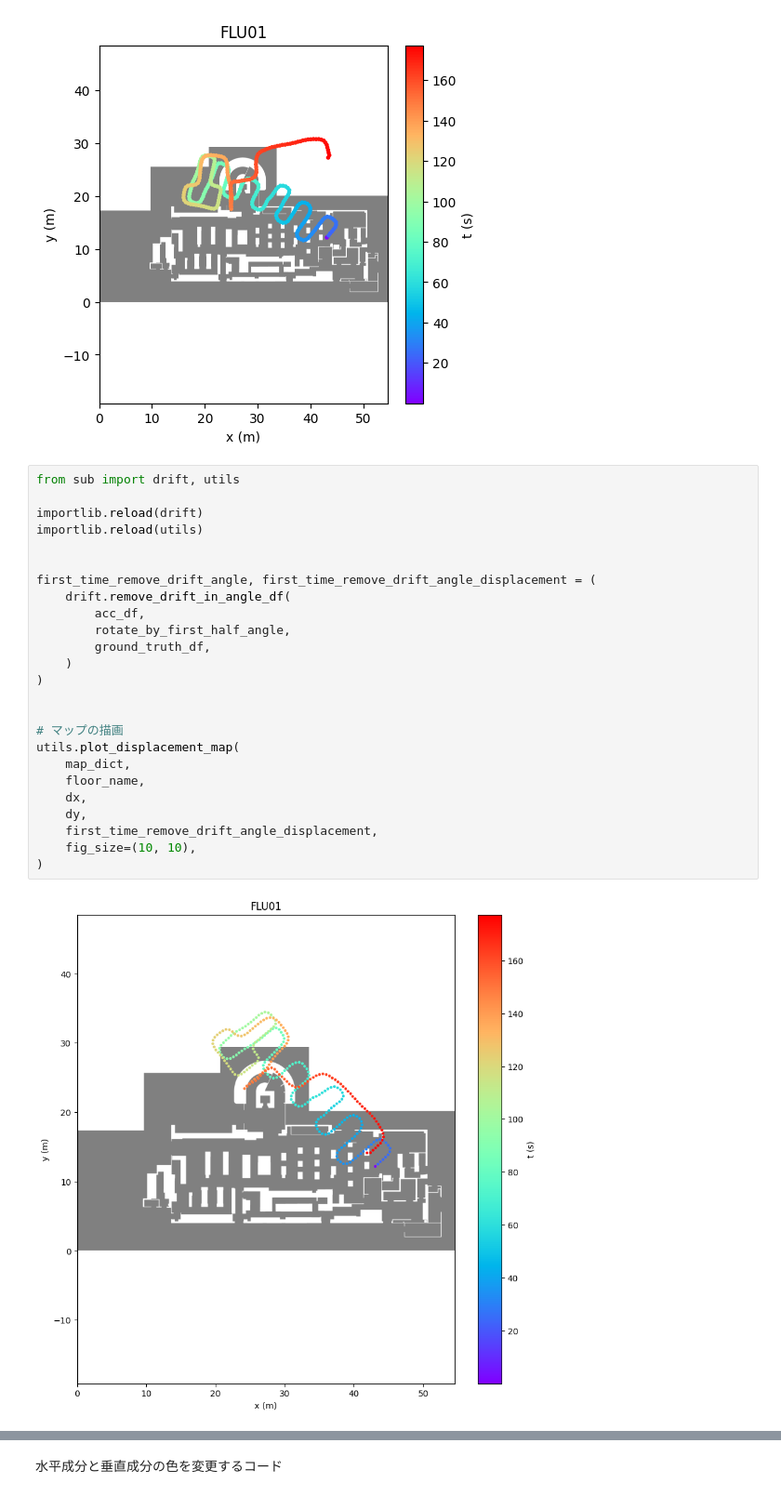
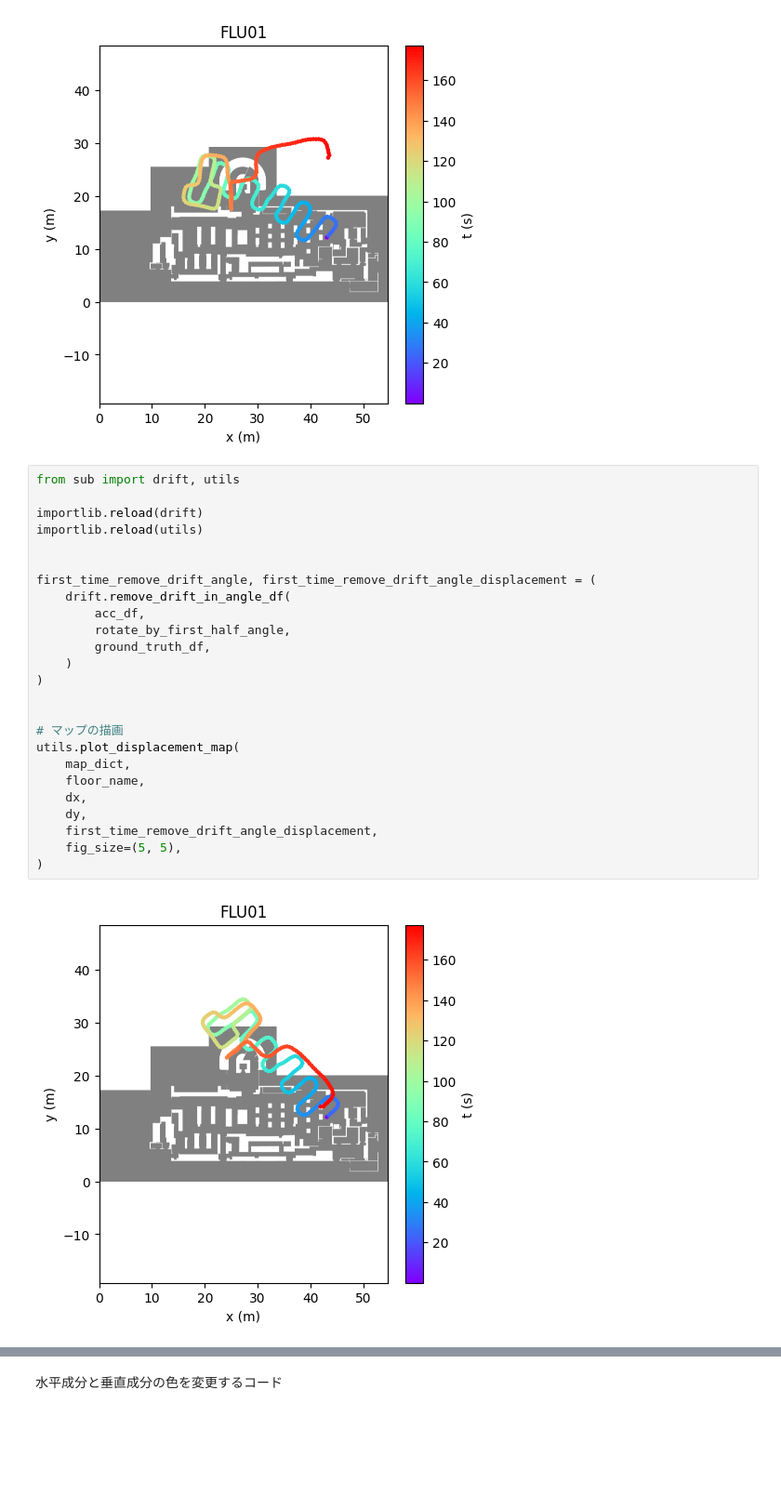
Before and after one commit to happy663/xDR-Challenge-2023-EvaalAPI-server-access, a Jupyter notebook: dataset/src/main_pdr.ipynb, the cells around one changed output, grey strips where cells are left out. Shown at 93% size. Cells and saved outputs as stored; diff of their text form; blank space fills up the shorter version.

```diff
--- a/dataset/src/main_pdr.ipynb
+++ b/dataset/src/main_pdr.ipynb
@@ -112,30 +112,30 @@ utils.plot_displacement_map(
 # %%
 from sub import drift, utils
 
 importlib.reload(drift)
 importlib.reload(utils)
 
 
 first_time_remove_drift_angle, first_time_remove_drift_angle_displacement = (
     drift.remove_drift_in_angle_df(
         acc_df,
         rotate_by_first_half_angle,
         ground_truth_df,
     )
 )
 
 
 # マップの描画
 utils.plot_displacement_map(
     map_dict,
     floor_name,
     dx,
     dy,
     first_time_remove_drift_angle_displacement,
-    fig_size=(10, 10),
+    fig_size=(5, 5),
 )
 # %% [output]
-[figure, old version]
+[figure, new version]
 # %%
 # refactored code
 
```
Also changed, not shown: parts of 15 cells of this notebook, 6 other files.
